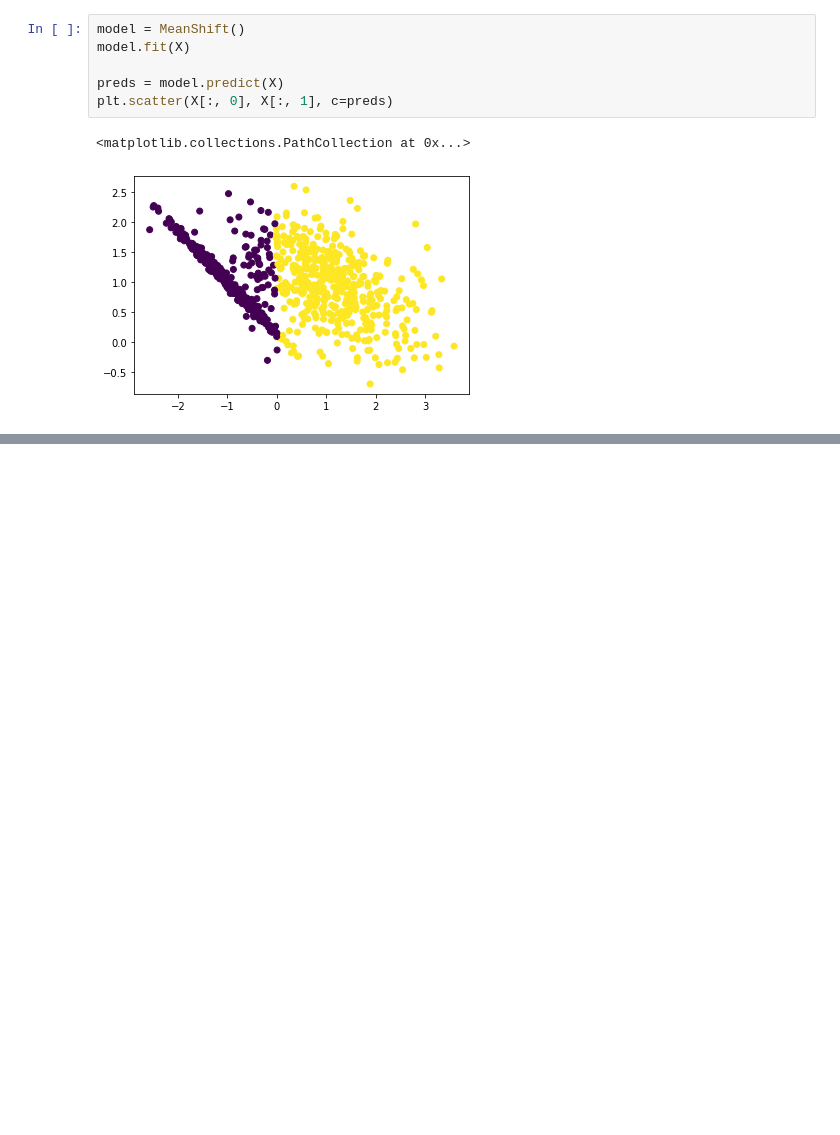
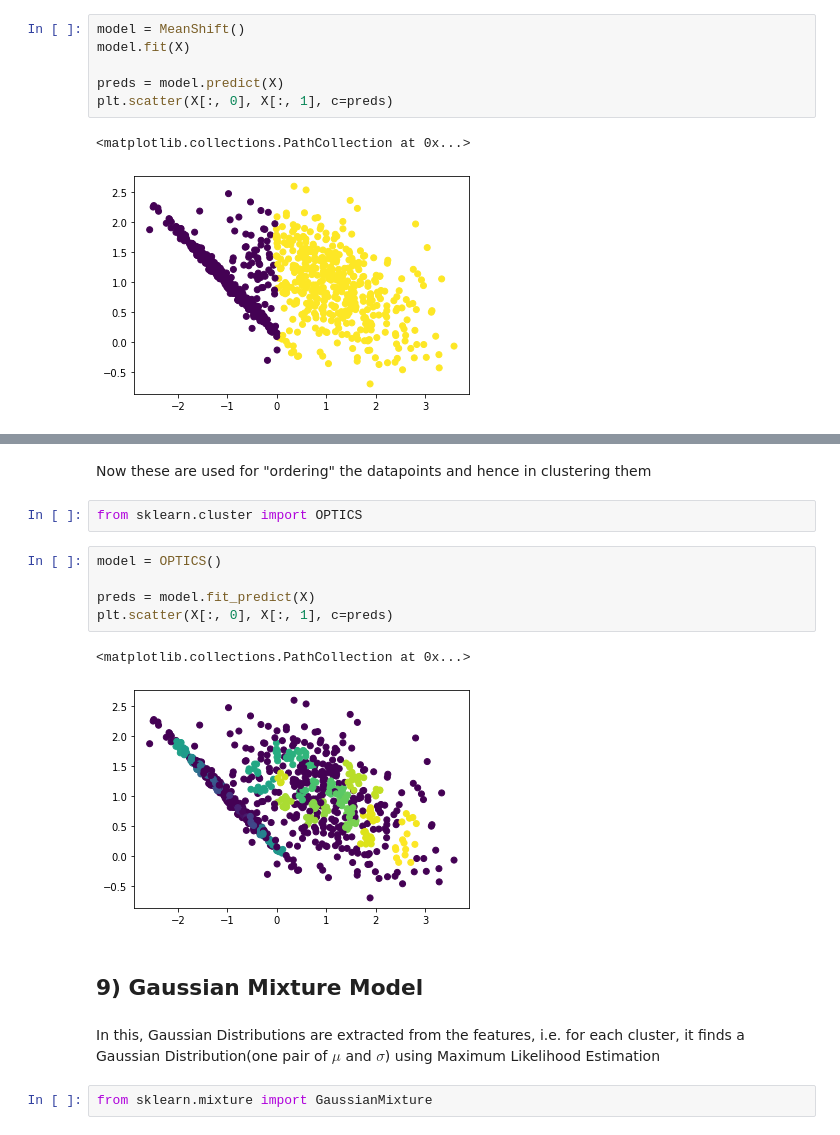
Before and after one commit to arghhjayy/ML-Notebooks, a Jupyter notebook: Clustering Methods.ipynb, the cells around one changed output, grey strips where cells are left out. Cells and saved outputs as stored; diff of their text form; blank space fills up the shorter version.

Commit message:
Add OPTICS and GMM, update MeanShift

```diff
--- a/Clustering Methods.ipynb
+++ b/Clustering Methods.ipynb
@@ -299,0 +327,18 @@ plt.scatter(X[:, 0], X[:, 1], c=preds)
+# %% [markdown]
+Now these are used for "ordering" the datapoints and hence in clustering them
+# %%
+from sklearn.cluster import OPTICS
+# %%
+model = OPTICS()
+
+preds = model.fit_predict(X)
+plt.scatter(X[:, 0], X[:, 1], c=preds)
+# %% [output]
+<matplotlib.collections.PathCollection at 0x...>
+[figure, added]
+# %% [markdown]
+## 9) Gaussian Mixture Model
+# %% [markdown]
+In this, Gaussian Distributions are extracted from the features, i.e. for each cluster, it finds a Gaussian Distribution(one pair of $\mu$ and $\sigma$) using Maximum Likelihood Estimation
+# %%
+from sklearn.mixture import GaussianMixture
```
Also changed, not shown: parts of 10 cells of this notebook, 1 other file.
